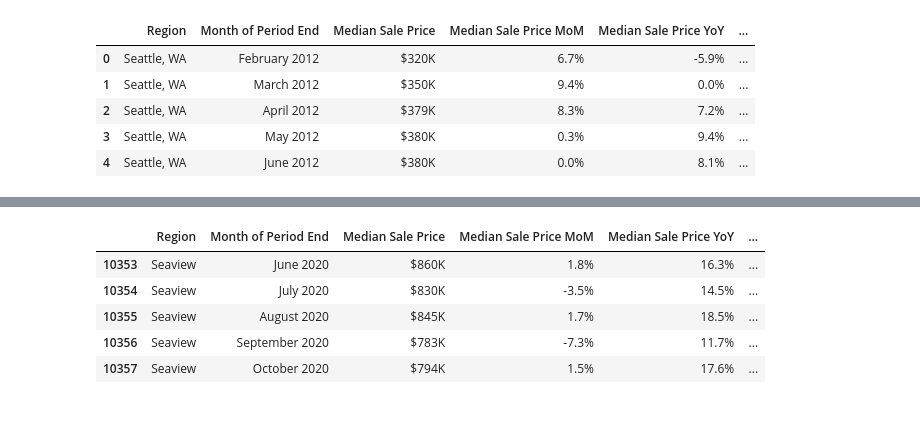
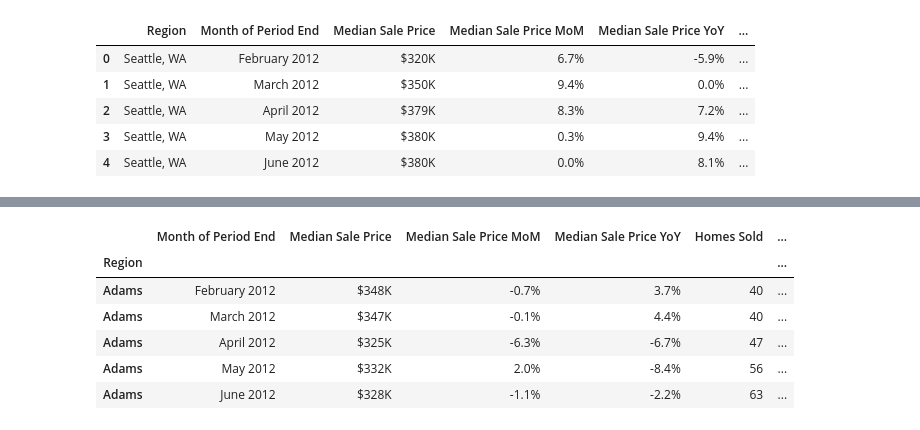
Before and after one commit to CapraRoyale/property-predictions, a Jupyter notebook: data_template.ipynb, the cells around one changed output, grey strips where cells are left out. Drawn from its saved outputs; the diff is of its cells as text; code cells hidden in the pictures.

```diff
--- a/data_template.ipynb
+++ b/data_template.ipynb
@@ -53,14 +57,0 @@ seattle_df.head()
-# %%
-neighborhood_df = df.drop(df[df["Region"] == "Seattle, WA"].index)
-neighborhood_df.head()
-neighborhood_df["Region"] = neighborhood_df["Region"].str.split("-")
-
-neighborhood_df["Region"] = neighborhood_df["Region"].str[1]
-neighborhood_df.tail()
-# %% [output]
-|  | Region | Month of Period End | Median Sale Price | Median Sale Price MoM | Median Sale Price YoY | ... |
-| 10353 | Seaview | June 2020 | $860K | 1.8% | 16.3% | ... |
-| 10354 | Seaview | July 2020 | $830K | -3.5% | 14.5% | ... |
-| 10355 | Seaview | August 2020 | $845K | 1.7% | 18.5% | ... |
-| 10356 | Seaview | September 2020 | $783K | -7.3% | 11.7% | ... |
-| 10357 | Seaview | October 2020 | $794K | 1.5% | 17.6% | ... |
@@ -86,0 +58,29 @@ parallel_categories_plot.show()
+# %%
+neighborhood_df = df.drop(df[df["Region"] == "Seattle, WA"].index)
+neighborhood_df.head()
+neighborhood_df["Region"] = neighborhood_df["Region"].str.split("-")
+#neighborhood_df["Month of Period End"] = neighborhood_df["Month of Period End"].str.split(" ")
+
+
+neighborhood_df["Region"] = neighborhood_df["Region"].str[1]
+#neighborhood_df["Year"]= neighborhood_df["Month of Period End"].str[1]
+#neighborhood_df["Month of Period End"] = neighborhood_df["Month of Period End"].str[0]
+
+#name_to_num = {name: num for num, name in enumerate(calendar.month_name) if num}
+#name_to_num
+#neighborhood_df["Month of Period End"] = neighborhood_df["Month of Period End"].apply(lambda x: name_to_num[x])
+
+
+neighborhood_df.set_index("Region", inplace=True)
+
+pd.to_datetime(neighborhood_df["Month of Period End"])
+
+neighborhood_df.head()
+# %% [output]
+|  | Month of Period End | Median Sale Price | Median Sale Price MoM | Median Sale Price YoY | Homes Sold | ... |
+| Region |  |  |  |  |  | ... |
+| Adams | February 2012 | $348K | -0.7% | 3.7% | 40 | ... |
+| Adams | March 2012 | $347K | -0.1% | 4.4% | 40 | ... |
+| Adams | April 2012 | $325K | -6.3% | -6.7% | 47 | ... |
+| Adams | May 2012 | $332K | 2.0% | -8.4% | 56 | ... |
+| Adams | June 2012 | $328K | -1.1% | -2.2% | 63 | ... |
```
Also changed, not shown: parts of 26 cells of this notebook, 1 other file.
